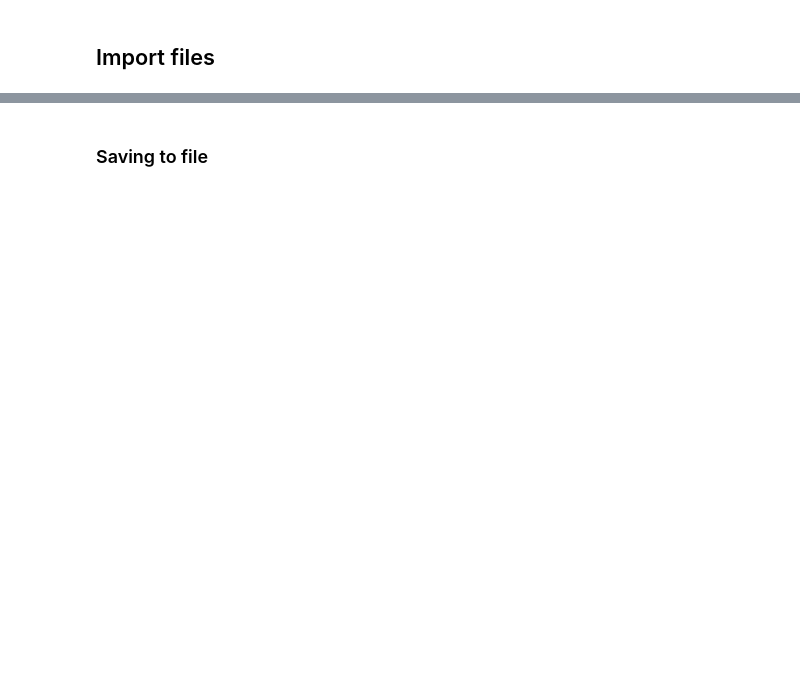
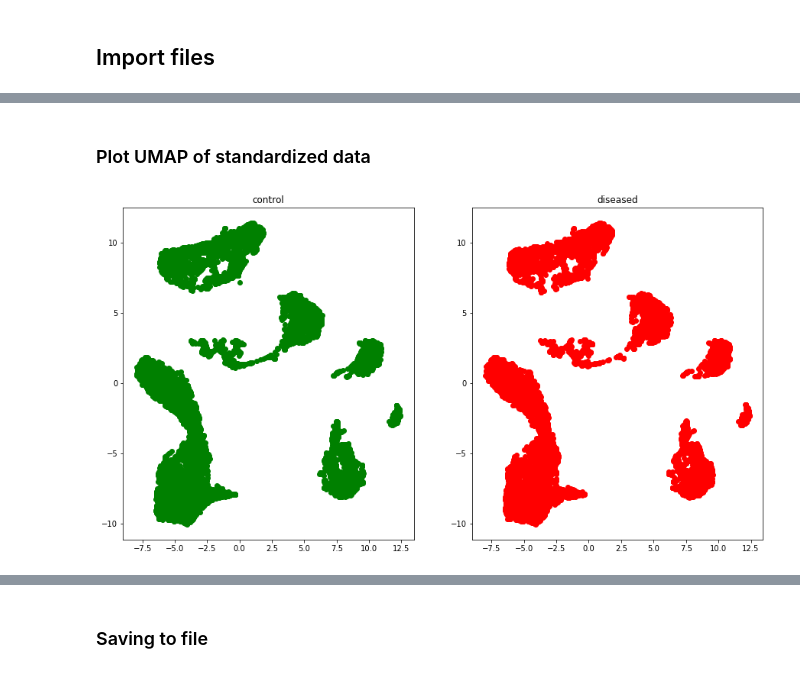
Before and after one commit to fromSA/masterShifu, a Jupyter notebook: Task 2 - Dimensionality Reduction.ipynb, the cells around one changed output, grey strips where cells are left out. Cells and saved outputs as stored; diff of their text form; code cells hidden in the pictures; blank space fills up the shorter version.

```diff
--- a/Task 2 - Dimensionality Reduction.ipynb
+++ b/Task 2 - Dimensionality Reduction.ipynb
@@ -136,0 +140,6 @@ KeyboardInterrupt:
+# %% [markdown]
+### Plot UMAP of standardized data
+# %%
+plot_embedding(embedding_UMAP)
+# %% [output]
+[figure, added]
```
Also changed, not shown: parts of 60 cells of this notebook.
